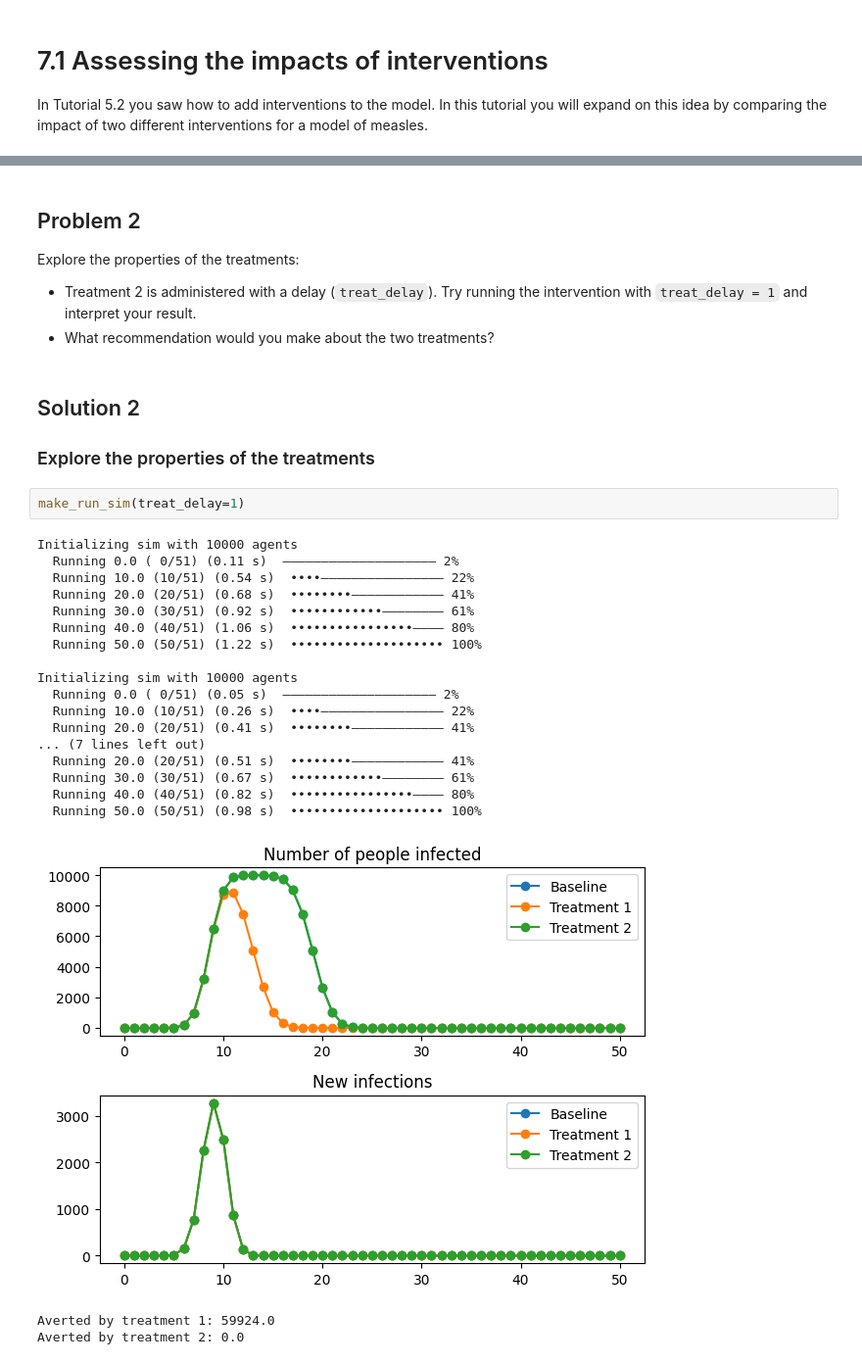
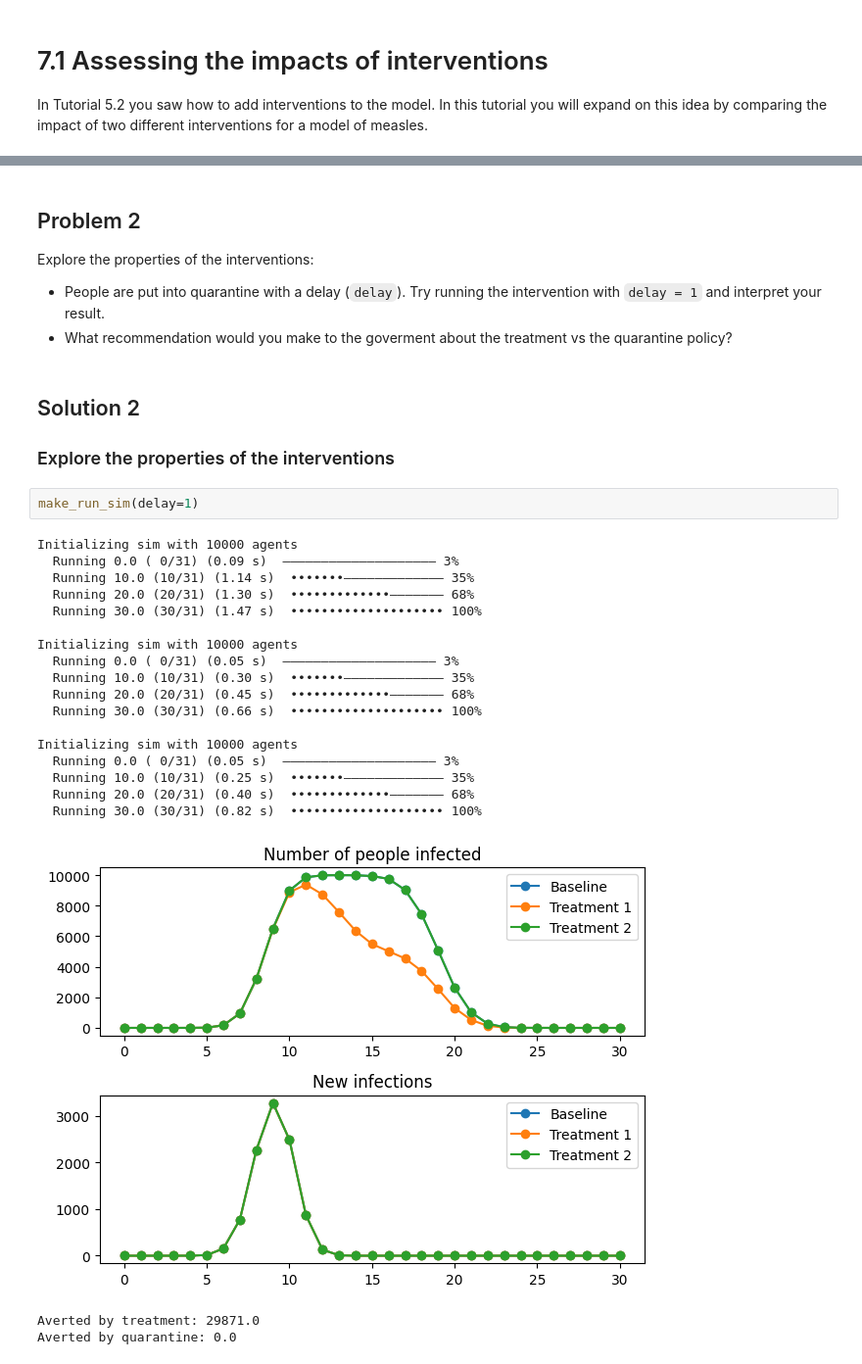
Before and after one commit to stanleyrazor/ABM-Modelling, a Jupyter notebook: tutorials/tut7.1_intervention_impact.ipynb, the cells around one changed output, grey strips where cells are left out. Shown at 98% size. Drawn from its saved outputs; the diff is of its cells as text.

```diff
--- a/tutorials/tut7.1_intervention_impact.ipynb
+++ b/tutorials/tut7.1_intervention_impact.ipynb
@@ -154,34 +152,34 @@ Averted by treatment 2: 104459.0
 # %% [markdown]
 ## Problem 2
 
-Explore the properties of the treatments:
+Explore the properties of the interventions:
 
-- Treatment 2 is administered with a delay (`treat_delay`). Try running the intervention with `treat_delay = 1` and interpret your result.
-- What recommendation would you make about the two treatments?
+- People are put into quarantine with a delay (`delay`). Try running the intervention with `delay = 1` and interpret your result.
+- What recommendation would you make to the goverment about the treatment vs the quarantine policy?
 # %% [markdown]
 ## Solution 2
 
-### Explore the properties of the treatments
+### Explore the properties of the interventions
 # %%
-make_run_sim(treat_delay=1)
+make_run_sim(delay=1)
 # %% [output]
 Initializing sim with 10000 agents
-  Running 0.0 ( 0/51) (0.11 s)  ———————————————————— 2%
-  Running 10.0 (10/51) (0.54 s)  ••••———————————————— 22%
-  Running 20.0 (20/51) (0.68 s)  ••••••••———————————— 41%
-  Running 30.0 (30/51) (0.92 s)  ••••••••••••———————— 61%
-  Running 40.0 (40/51) (1.06 s)  ••••••••••••••••———— 80%
-  Running 50.0 (50/51) (1.22 s)  •••••••••••••••••••• 100%
+  Running 0.0 ( 0/31) (0.09 s)  ———————————————————— 3%
+  Running 10.0 (10/31) (1.14 s)  •••••••————————————— 35%
+  Running 20.0 (20/31) (1.30 s)  •••••••••••••——————— 68%
+  Running 30.0 (30/31) (1.47 s)  •••••••••••••••••••• 100%
 
 Initializing sim with 10000 agents
-  Running 0.0 ( 0/51) (0.05 s)  ———————————————————— 2%
-  Running 10.0 (10/51) (0.26 s)  ••••———————————————— 22%
-  Running 20.0 (20/51) (0.41 s)  ••••••••———————————— 41%
-... (7 lines left out)
-  Running 20.0 (20/51) (0.51 s)  ••••••••———————————— 41%
-  Running 30.0 (30/51) (0.67 s)  ••••••••••••———————— 61%
-  Running 40.0 (40/51) (0.82 s)  ••••••••••••••••———— 80%
-  Running 50.0 (50/51) (0.98 s)  •••••••••••••••••••• 100%
+  Running 0.0 ( 0/31) (0.05 s)  ———————————————————— 3%
+  Running 10.0 (10/31) (0.30 s)  •••••••————————————— 35%
+  Running 20.0 (20/31) (0.45 s)  •••••••••••••——————— 68%
+  Running 30.0 (30/31) (0.66 s)  •••••••••••••••••••• 100%
+
+Initializing sim with 10000 agents
+  Running 0.0 ( 0/31) (0.05 s)  ———————————————————— 3%
+  Running 10.0 (10/31) (0.25 s)  •••••••————————————— 35%
+  Running 20.0 (20/31) (0.40 s)  •••••••••••••——————— 68%
+  Running 30.0 (30/31) (0.82 s)  •••••••••••••••••••• 100%
-[figure, old version]
+[figure, new version]
-Averted by treatment 1: 59924.0
-Averted by treatment 2: 0.0
+Averted by treatment: 29871.0
+Averted by quarantine: 0.0
```
Also changed, not shown: parts of 2 cells of this notebook.
